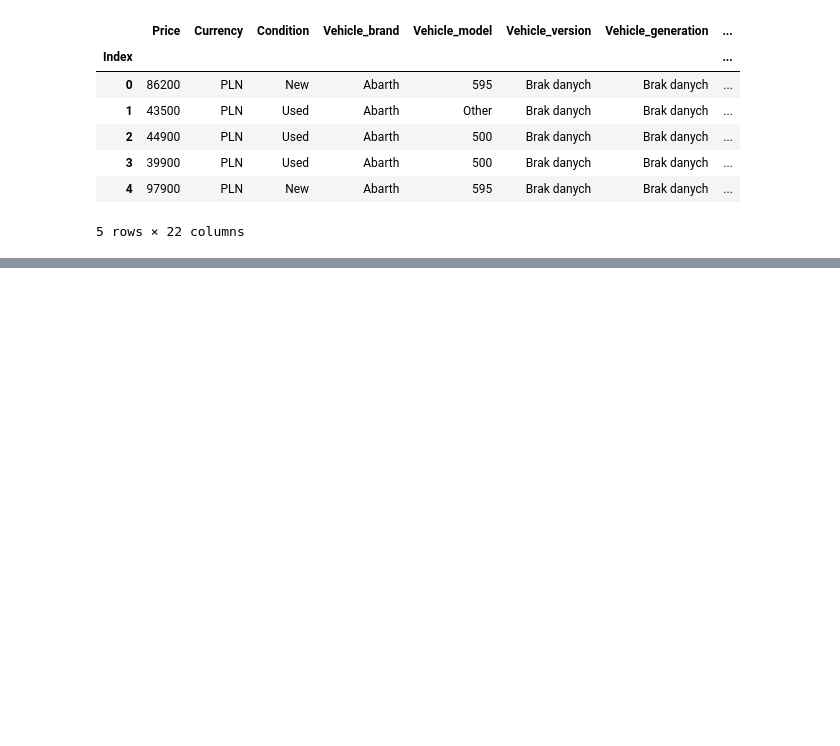
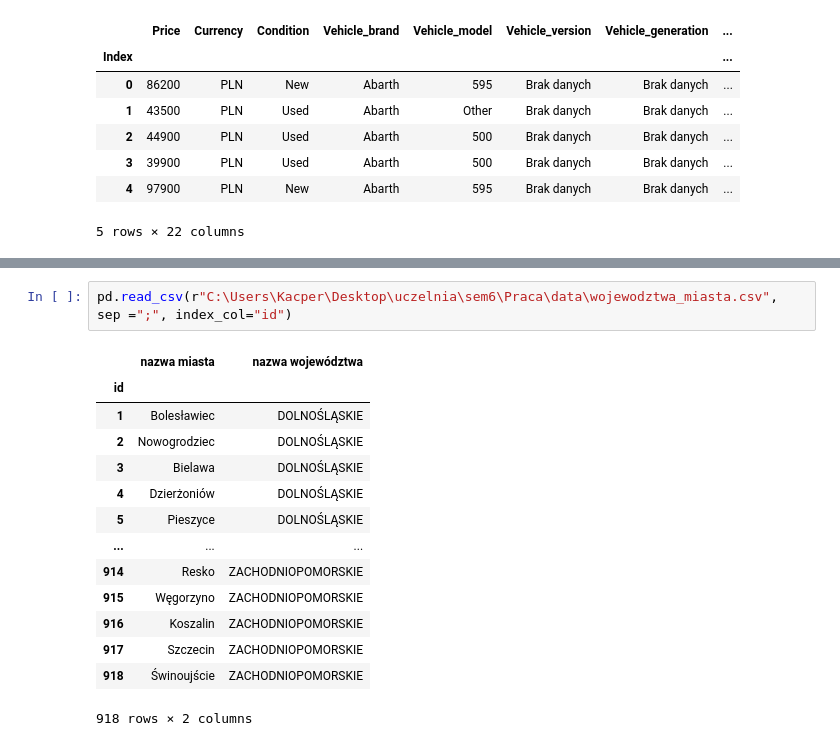
Before and after one commit to KacperChmura1/Engineer-s, a Jupyter notebook: DataIntegration.ipynb, the cells around one changed output, grey strips where cells are left out. Saved outputs shown, nothing was run; the diff lists cells and outputs as text; blank space fills up the shorter version.

```diff
--- a/DataIntegration.ipynb
+++ b/DataIntegration.ipynb
@@ -38,0 +118,17 @@ df3.head()
+# %%
+pd.read_csv(r"C:\Users\Kacper\Desktop\uczelnia\sem6\Praca\data\wojewodztwa_miasta.csv", sep =";", index_col="id")
+# %% [output]
+|  | nazwa miasta | nazwa województwa |
+| id |  |  |
+| 1 | Bolesławiec | DOLNOŚLĄSKIE |
+| 2 | Nowogrodziec | DOLNOŚLĄSKIE |
+| 3 | Bielawa | DOLNOŚLĄSKIE |
+| 4 | Dzierżoniów | DOLNOŚLĄSKIE |
+| 5 | Pieszyce | DOLNOŚLĄSKIE |
+| ... | ... | ... |
+| 914 | Resko | ZACHODNIOPOMORSKIE |
+| 915 | Węgorzyno | ZACHODNIOPOMORSKIE |
+| 916 | Koszalin | ZACHODNIOPOMORSKIE |
+| 917 | Szczecin | ZACHODNIOPOMORSKIE |
+| 918 | Świnoujście | ZACHODNIOPOMORSKIE |
+918 rows × 2 columns
```
Also changed, not shown: parts of 7 cells of this notebook.
